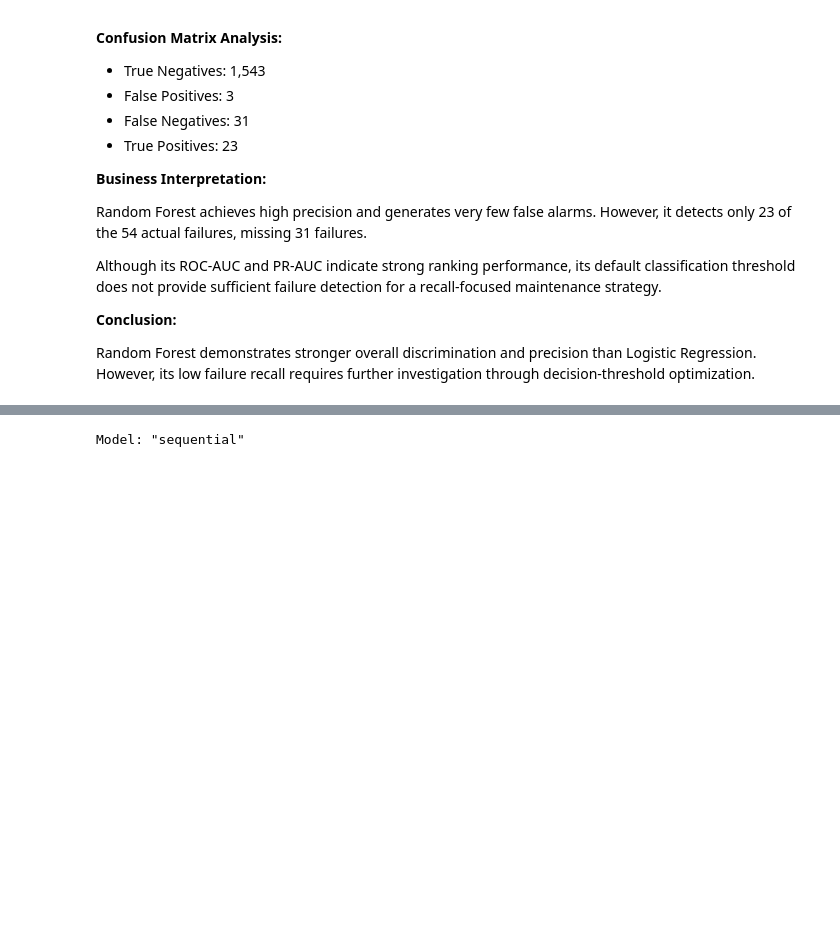
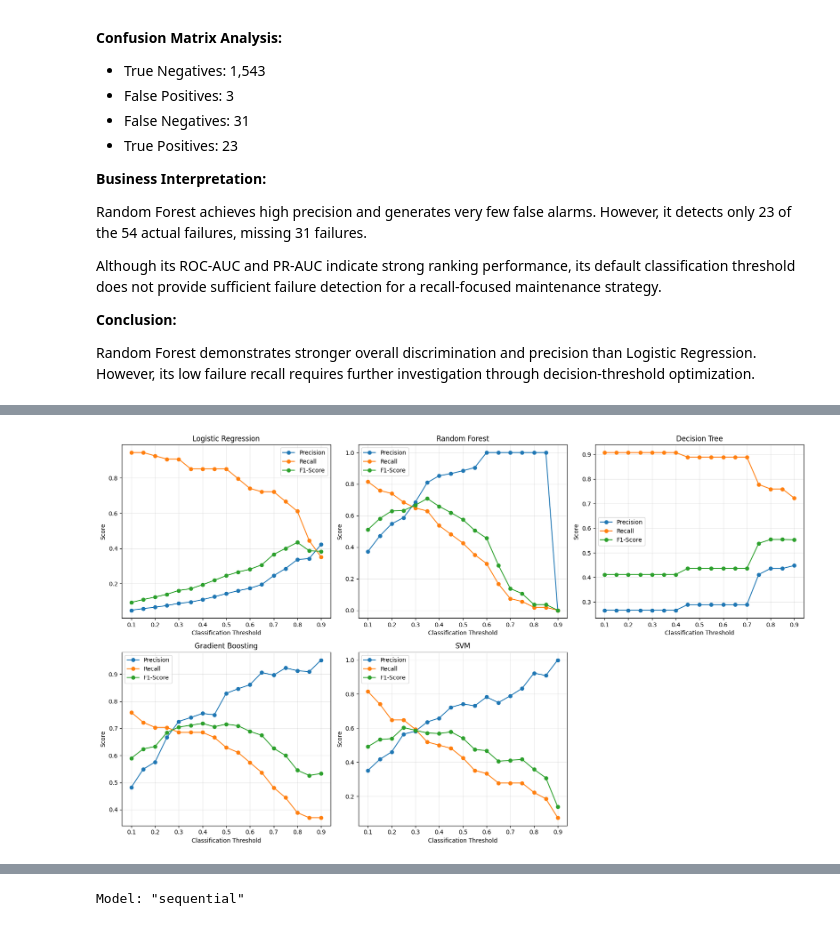
Before and after one commit to rameshworkmail111-stack/Intelligent-Predictive-Maintenance-Machine-Failure-Risk-Management, a Jupyter notebook: VALLE_RAMESH_Intelligent Predictive Maintenance_Machine Failure Risk Management.ipynb, the cells around one changed output, grey strips where cells are left out. Saved outputs shown, nothing was run; the diff lists cells and outputs as text; code cells hidden in the pictures; blank space fills up the shorter version.

```diff
--- a/VALLE_RAMESH_Intelligent Predictive Maintenance_Machine Failure Risk Management.ipynb
+++ b/VALLE_RAMESH_Intelligent Predictive Maintenance_Machine Failure Risk Management.ipynb
@@ -1366,0 +1496,10 @@ Random Forest demonstrates stronger overall discrimination and precision than Lo
+# %%
+# Purpose: Generate Gradient Boosting predictions on validation data.
+
+y_gb_val_pred = gb_model.predict(X_val_processed)
+
+y_gb_val_prob = gb_model.predict_proba(X_val_processed)[:, 1]
+
+print("Gradient Boosting validation predictions generated!")
+print("Predictions Shape:", y_gb_val_pred.shape)
+print("Probability Shape:", y_gb_val_prob.shape)
@@ -1366,0 +1607,10 @@ Random Forest demonstrates stronger overall discrimination and precision than Lo
+# %%
+# Purpose: Generate SVM predictions on validation data.
+
+y_svm_val_pred = svm_model.predict(X_val_processed)
+
+y_svm_val_prob = svm_model.predict_proba(X_val_processed)[:, 1]
+
+print("SVM validation predictions generated!")
+print("Predictions Shape:", y_svm_val_pred.shape)
+print("Probability Shape:", y_svm_val_prob.shape)
@@ -1366,0 +1749,47 @@ Random Forest demonstrates stronger overall discrimination and precision than Lo
+# %%
+# Purpose: Visualize precision and recall across classification thresholds.
+
+import matplotlib.pyplot as plt
+
+fig, axes = plt.subplots(2, 3, figsize=(17, 10))
+axes = axes.flatten()
+
+for index, model_name in enumerate(model_probabilities):
+
+    model_data = threshold_df[
+        threshold_df["Model"] == model_name
+    ]
+
+    axes[index].plot(
+        model_data["Threshold"],
+        model_data["Precision"],
+        marker="o",
+        label="Precision"
+    )
+
+    axes[index].plot(
+        model_data["Threshold"],
+        model_data["Recall"],
+        marker="o",
+        label="Recall"
+    )
+
+    axes[index].plot(
+        model_data["Threshold"],
+        model_data["F1-Score"],
+        marker="o",
+        label="F1-Score"
+    )
+
+    axes[index].set_title(model_name)
+    axes[index].set_xlabel("Classification Threshold")
+    axes[index].set_ylabel("Score")
+    axes[index].legend()
+    axes[index].grid(alpha=0.3)
+
+axes[-1].axis("off")
+
+plt.tight_layout()
+plt.show()
+# %% [output]
+[figure, added]
```
Also changed, not shown: parts of 63 cells of this notebook.
